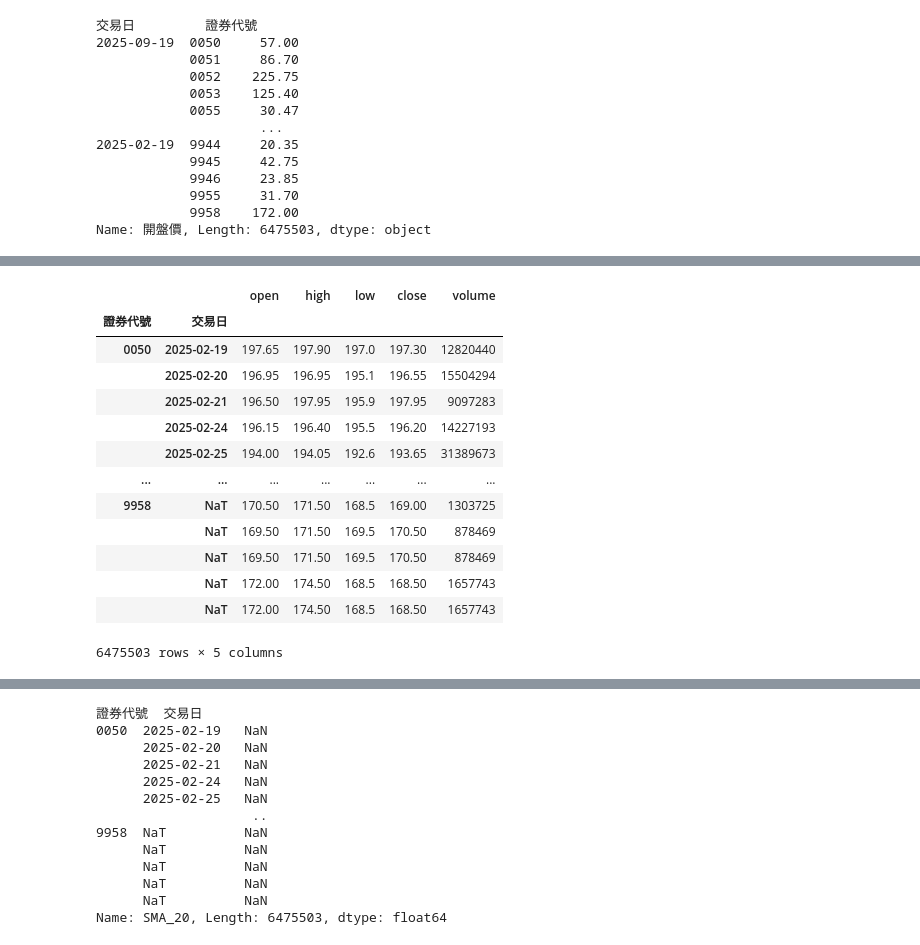
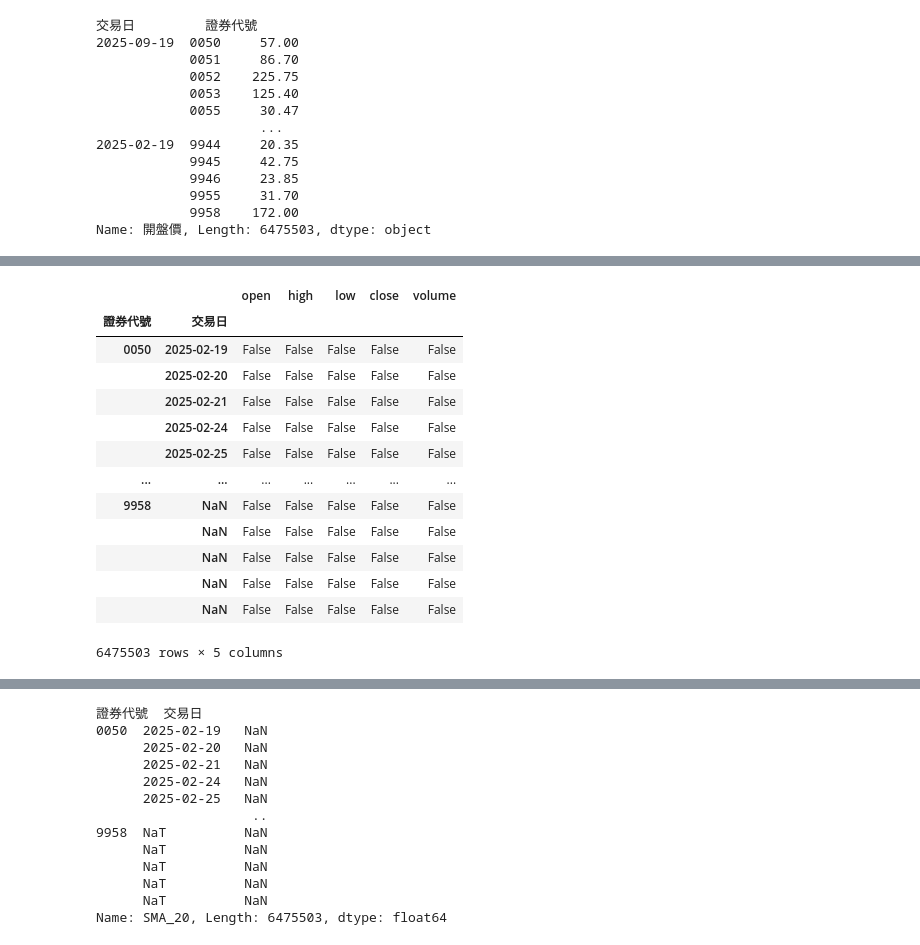
Before and after one commit to ifurther/Stocker, a Jupyter notebook: Stocker_analyze.ipynb, the cells around one changed output, grey strips where cells are left out. Cells and saved outputs as stored; diff of their text form; code cells hidden in the pictures.

```diff
--- a/Stocker_analyze.ipynb
+++ b/Stocker_analyze.ipynb
@@ -112,7 +112,14 @@ class Stocker:
           date -= datetime.timedelta(days=1)
           time.sleep(sleep_time)
       #return data
-      self.data = pd.concat(data)
+      data_ = pd.concat(data)
+      data_ = self.correct_data(data=data_,get_data=True)
+      if self.data is not None:
+         newdata = [self.data, data_]
+         self.data = pd.concat(newdata).drop_duplicates()
+      else:
+         self.data = data_
+
   def get_data(self) -> pd.DataFrame:
     self.data = pd.concat(self.get_twse_stocker_date_range_date(n_days=self.n_days))
 
@@ -121,17 +128,24 @@ class Stocker:
     self.data_ta.columns = ['open', 'high', 'low', 'close', 'volume']
     self.data_ta = self.data_ta.swaplevel('交易日', '證券代號').sort_index()
 
-  def correct_data(self):
-     flaot_cols = ['開盤價', '最高價', '最低價', '收盤價']
-     int_cols = ['成交股數',	'成交筆數',	'成交金額']
-     self.data[flaot_cols] = self.data[flaot_cols].apply(lambda x: pd.to_numeric(x, errors='coerce'))
-     self.data[int_cols] = self.data[int_cols].apply(lambda x: pd.to_numeric(x, errors='coerce'))
-
-
+  def correct_data(self, data=None, get_data=None):
+    flaot_cols = ['開盤價', '最高價', '最低價', '收盤價', '最後揭示買價', '本益比']
+    int_cols = ['成交股數',	'成交筆數',	'成交金額']
+    if data is None:
+       data = self.data
+    data.index.names=['交易日','證券代號']
+    data[flaot_cols] = data[flaot_cols].apply(lambda x: pd.to_numeric(x, errors='coerce'))
+    data[int_cols] = data[int_cols].apply(lambda x: pd.to_numeric(x, errors='coerce'))
+    data.index=data.index.set_levels(pd.to_datetime(data.index.levels[0]), level='交易日')
+    data.index=data.index.set_levels(data.index.levels[1].astype(pd.StringDtype), level='證券代號')
+    if get_data is not None:
+       return data
   def save_db(self, data, db_name) -> None:
     conn = sqlite3.connect('stocker.db')  #建立資料庫
     cursor = conn.cursor()
+    self.data = self.data.drop(['level_0','交易日'],axis=1)
     self.data.to_sql('Stocker', conn, if_exists='append', index=True)
+    self.data_ta.to_sql('Stocker_ta', conn, if_exists='append', index=True)
   def load_db(self, db_nmae) -> None:
     conn = sqlite3.connect('stocker.db')  #建立資料庫
     cursor = conn.cursor()
@@ -181,0 +232,2 @@ False
+# %%
+Stocker2.data = Stocker2.data.drop(['level_0','交易日'],axis=1)
@@ -263,17 +358,17 @@ Stocker2.data_ta = Stocker2.data_ta.swaplevel('交易日', '證券代號').sort_
 # %%
-Stocker2.data_ta
+Stocker2.data_ta.isnull()
 # %% [output]
 |  |  | open | high | low | close | volume |
 | 證券代號 | 交易日 |  |  |  |  |  |
-| 0050 | 2025-02-19 | 197.65 | 197.90 | 197.0 | 197.30 | 12820440 |
-|  | 2025-02-20 | 196.95 | 196.95 | 195.1 | 196.55 | 15504294 |
-|  | 2025-02-21 | 196.50 | 197.95 | 195.9 | 197.95 | 9097283 |
-|  | 2025-02-24 | 196.15 | 196.40 | 195.5 | 196.20 | 14227193 |
-|  | 2025-02-25 | 194.00 | 194.05 | 192.6 | 193.65 | 31389673 |
+| 0050 | 2025-02-19 | False | False | False | False | False |
+|  | 2025-02-20 | False | False | False | False | False |
+|  | 2025-02-21 | False | False | False | False | False |
+|  | 2025-02-24 | False | False | False | False | False |
+|  | 2025-02-25 | False | False | False | False | False |
 | ... | ... | ... | ... | ... | ... | ... |
-| 9958 | NaT | 170.50 | 171.50 | 168.5 | 169.00 | 1303725 |
-|  | NaT | 169.50 | 171.50 | 169.5 | 170.50 | 878469 |
-|  | NaT | 169.50 | 171.50 | 169.5 | 170.50 | 878469 |
-|  | NaT | 172.00 | 174.50 | 168.5 | 168.50 | 1657743 |
-|  | NaT | 172.00 | 174.50 | 168.5 | 168.50 | 1657743 |
+| 9958 | NaN | False | False | False | False | False |
+|  | NaN | False | False | False | False | False |
+|  | NaN | False | False | False | False | False |
+|  | NaN | False | False | False | False | False |
+|  | NaN | False | False | False | False | False |
 6475503 rows × 5 columns
```
Also changed, not shown: parts of 24 cells of this notebook, 1 other file.
